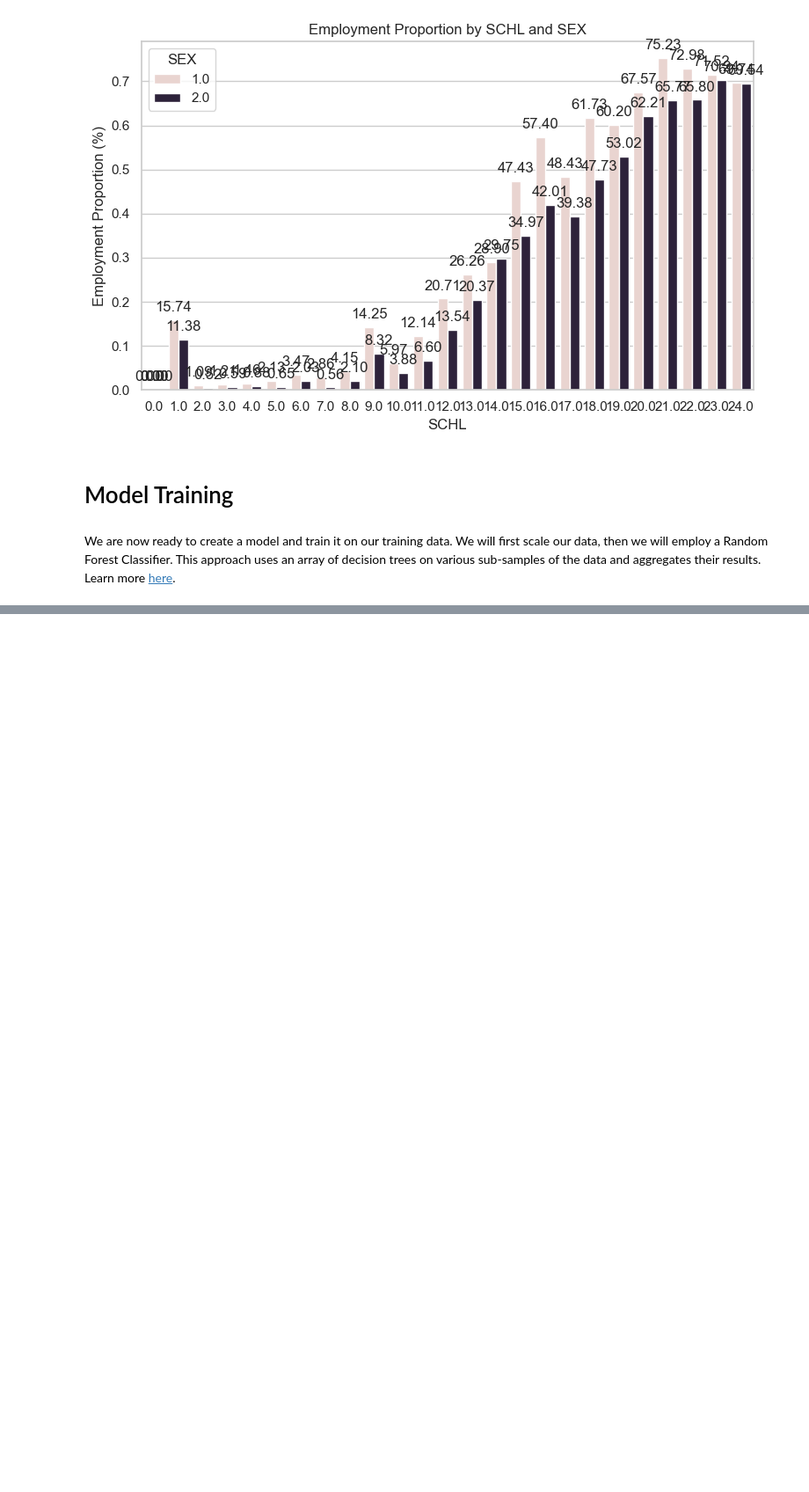
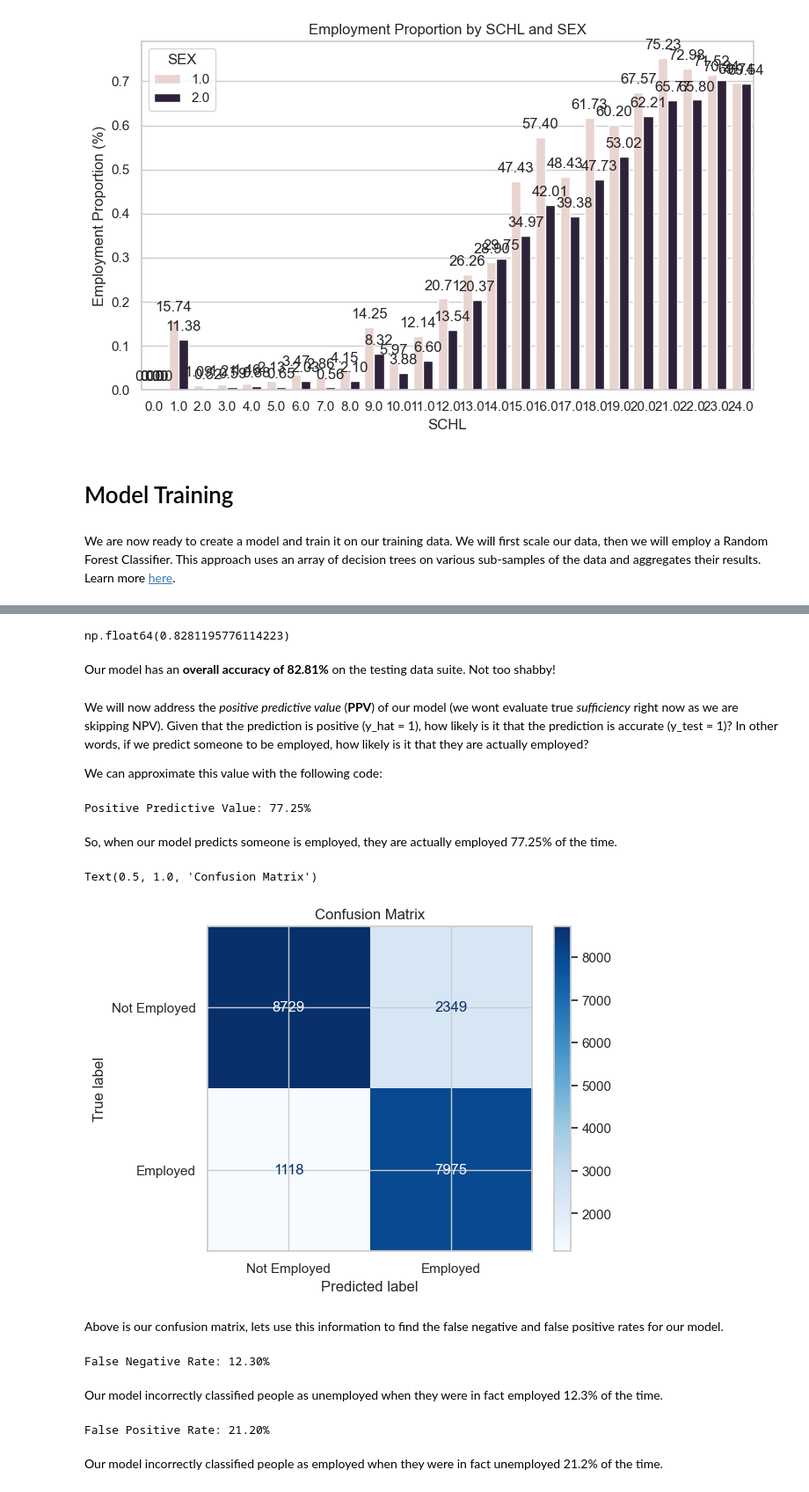
Before and after one commit to lawolff1702/lawolff1702.github.io, a Jupyter notebook: posts/Auditing Bias/index.ipynb, the cells around one changed output, grey strips where cells are left out. Shown: that part at 88% size. Saved outputs shown, nothing was run; the diff lists cells and outputs as text; code cells hidden in the pictures; blank space fills up the shorter version.

```diff
--- a/posts/Auditing Bias/index.ipynb
+++ b/posts/Auditing Bias/index.ipynb
@@ -240,7 +239,17 @@ from sklearn.ensemble import RandomForestClassifier
 from sklearn.pipeline import make_pipeline
 from sklearn.preprocessing import StandardScaler
 from sklearn.metrics import confusion_matrix
+from sklearn.model_selection import cross_val_score
 
-model = make_pipeline(StandardScaler(), RandomForestClassifier())
-model.fit(X_train, y_train)
+acc = 0
+best_depth = 0
+for depth in range(5, 20):
+    model = make_pipeline(StandardScaler(), RandomForestClassifier(max_depth=depth))
+    model.fit(X_train, y_train)
+    cv_scores = cross_val_score(model, X_train, y_train, cv = 5)
+    if cv_scores.mean() > acc:
+        best_depth = depth
+        acc = cv_scores.mean()
+
+print(f"Best maximum tree depth: {best_depth}, Accuracy: {acc*100:.2f}%")
 # %% [output]
@@ -248,0 +275,3 @@ Pipeline(steps=[('standardscaler', StandardScaler()),
+# %%
+RF = make_pipeline(StandardScaler(), RandomForestClassifier(max_depth=best_depth))
+RF.fit(X_train, y_train)
@@ -249,2 +286,47 @@ Pipeline(steps=[('standardscaler', StandardScaler()),
 # %%
-y_hat = model.predict(X_test)
+y_hat = RF.predict(X_test)
+(y_hat == y_test).mean()
+# %% [output]
+np.float64(0.8281195776114223)
+# %% [markdown]
+Our model has an **overall accuracy of 82.81%** on the testing data suite. Not too shabby!
+# %% [markdown]
+We will now address the *positive predictive value* (**PPV**) of our model (we wont evaluate true *sufficiency* right now as we are skipping NPV). Given that the prediction is positive (y_hat = 1), how likely is it that the prediction is accurate (y_test = 1)? In other words, if we predict someone to be employed, how likely is it that they are actually employed?
+
+We can approximate this value with the following code:
+# %%
+tp = (y_hat == 1) & (y_test == 1)
+fp = (y_hat == 1) & (y_test == 0)
+ppv = tp.sum() / (tp.sum() + fp.sum())
+print(f"Positive Predictive Value: {ppv*100:.2f}%")
+# %% [output]
+Positive Predictive Value: 77.25%
+# %% [markdown]
+So, when our model predicts someone is employed, they are actually employed 77.25% of the time.
+# %%
+from sklearn.metrics import ConfusionMatrixDisplay
+cm = confusion_matrix(y_test, y_hat)
+ConfusionMatrixDisplay(cm, display_labels=['Not Employed', 'Employed']).plot(cmap='Blues')
+plt.title('Confusion Matrix')
+# %% [output]
+Text(0.5, 1.0, 'Confusion Matrix')
+[figure, added]
+# %% [markdown]
+Above is our confusion matrix, lets use this information to find the false negative and false positive rates for our model.
+# %%
+fn = (y_hat == 0) & (y_test == 1)
+fnr = fn.sum() / (tp.sum() + fn.sum())
+print(f"False Negative Rate: {fnr*100:.2f}%")
+# %% [output]
+False Negative Rate: 12.30%
+# %% [markdown]
+Our model incorrectly classified people as unemployed when they were in fact employed 12.3% of the time.
+# %%
+fp = (y_hat == 1) & (y_test == 0)
+tn = (y_hat == 0) & (y_test == 0)
+fpr = fp.sum() / (fp.sum() + tn.sum())
+print(f"False Positive Rate: {fpr*100:.2f}%")
+# %% [output]
+False Positive Rate: 21.20%
+# %% [markdown]
+Our model incorrectly classified people as employed when they were in fact unemployed 21.2% of the time.
```
Also changed, not shown: parts of 29 cells of this notebook, 11 other files.
